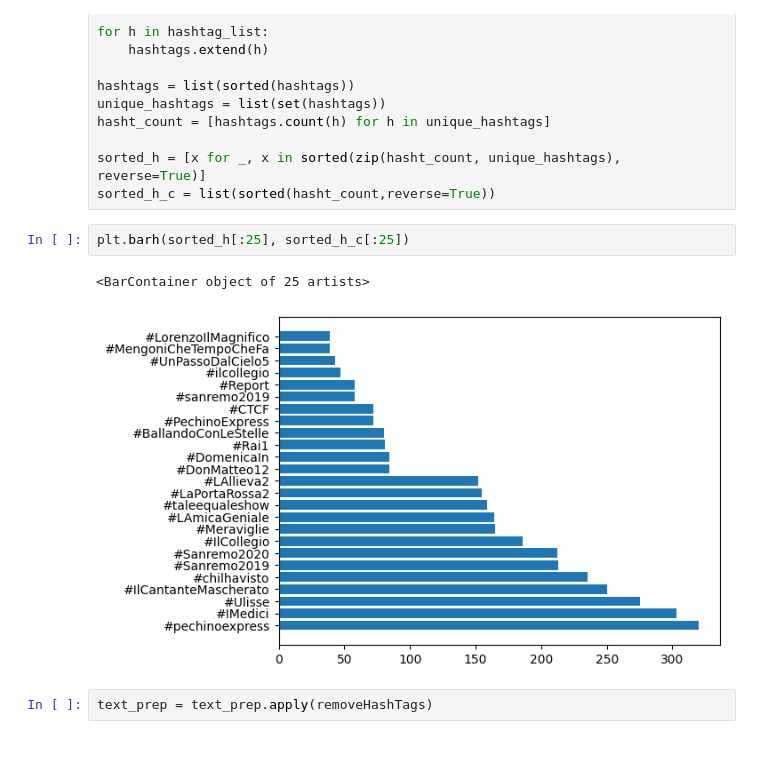
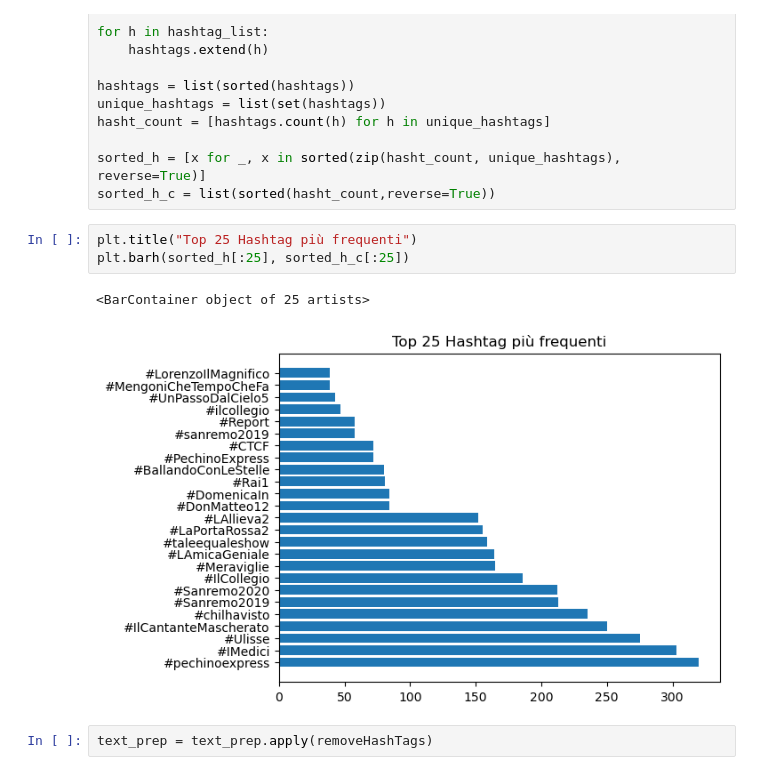
Before and after one commit to emanuelemuzio/nlp, a Jupyter notebook: TaskA.ipynb, the cells around one changed output. Saved outputs shown, nothing was run; the diff lists cells and outputs as text.

```diff
--- a/TaskA.ipynb
+++ b/TaskA.ipynb
@@ -163,10 +169,11 @@ hasht_count = [hashtags.count(h) for h in unique_hashtags]
 sorted_h = [x for _, x in sorted(zip(hasht_count, unique_hashtags), reverse=True)]
 sorted_h_c = list(sorted(hasht_count,reverse=True))
 # %%
+plt.title("Top 25 Hashtag più frequenti")
 plt.barh(sorted_h[:25], sorted_h_c[:25])
 # %% [output]
 <BarContainer object of 25 artists>
-[figure, old version]
+[figure, new version]
 # %%
 text_prep = text_prep.apply(removeHashTags)
 # %% [markdown]
```
Also changed, not shown: parts of 36 cells of this notebook, 2 other files.
